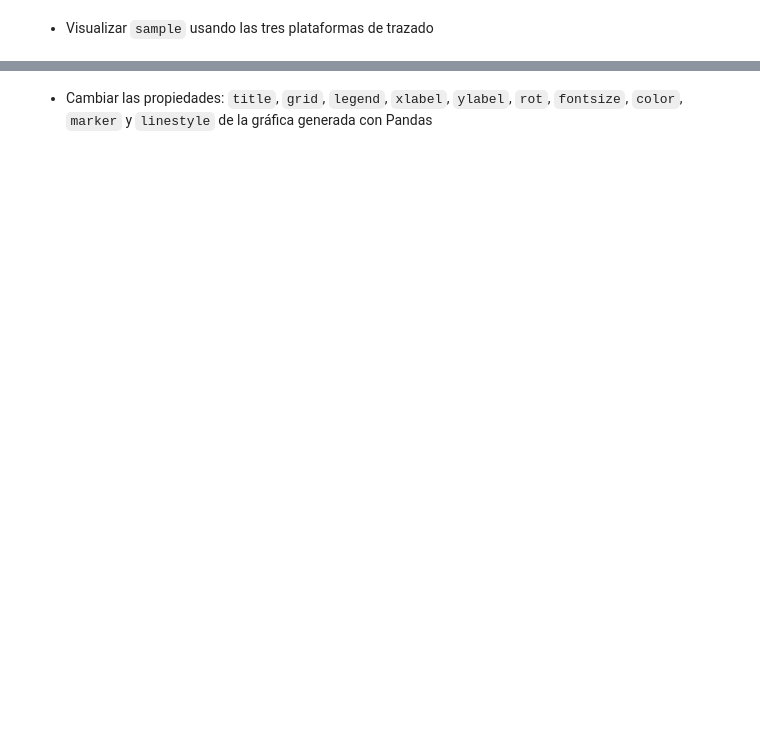
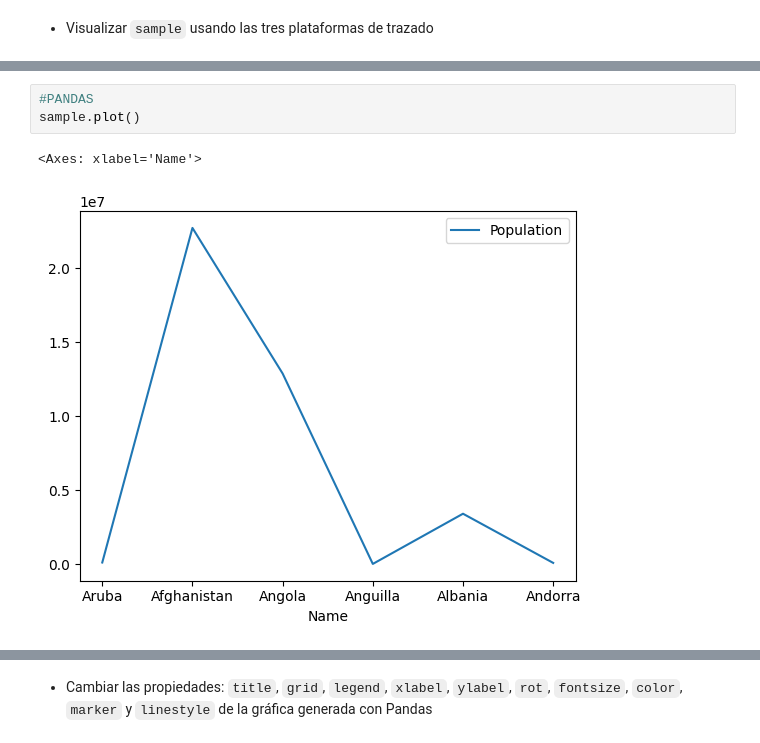
Before and after one commit to sebas-serrano/graficas_python, a Jupyter notebook: Gráficas_estáticas_en_Python_Sesion1_Enunciados.ipynb, the cells around one changed output, grey strips where cells are left out. Saved outputs shown, nothing was run; the diff lists cells and outputs as text; blank space fills up the shorter version.

```diff
--- a/Gráficas_estáticas_en_Python_Sesion1_Enunciados.ipynb
+++ b/Gráficas_estáticas_en_Python_Sesion1_Enunciados.ipynb
@@ -87,0 +197,6 @@ import seaborn as sns
+# %%
+#PANDAS
+sample.plot()
+# %% [output]
+<Axes: xlabel='Name'>
+[figure, added]
```
Also changed, not shown: parts of 33 cells of this notebook.
